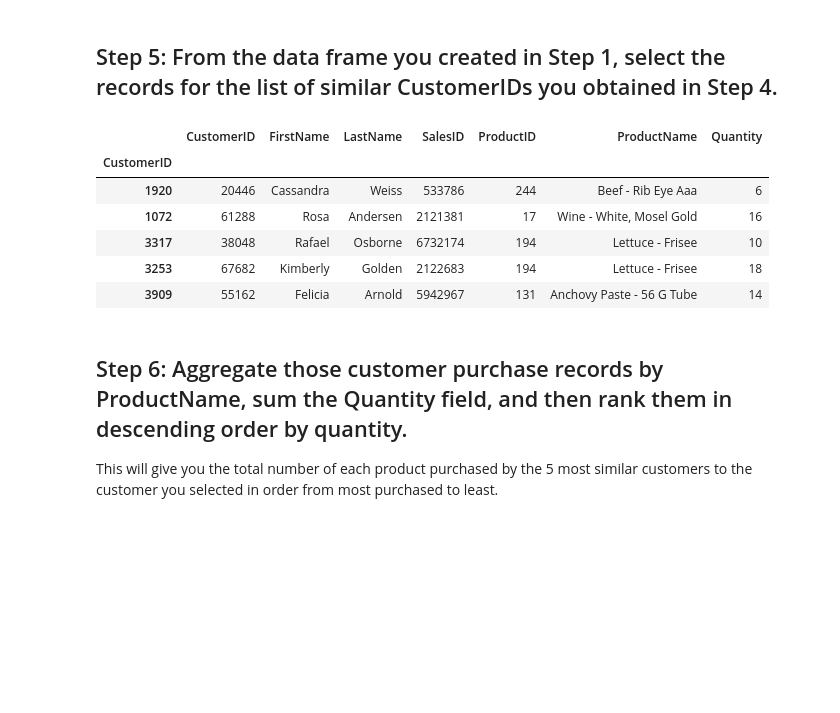
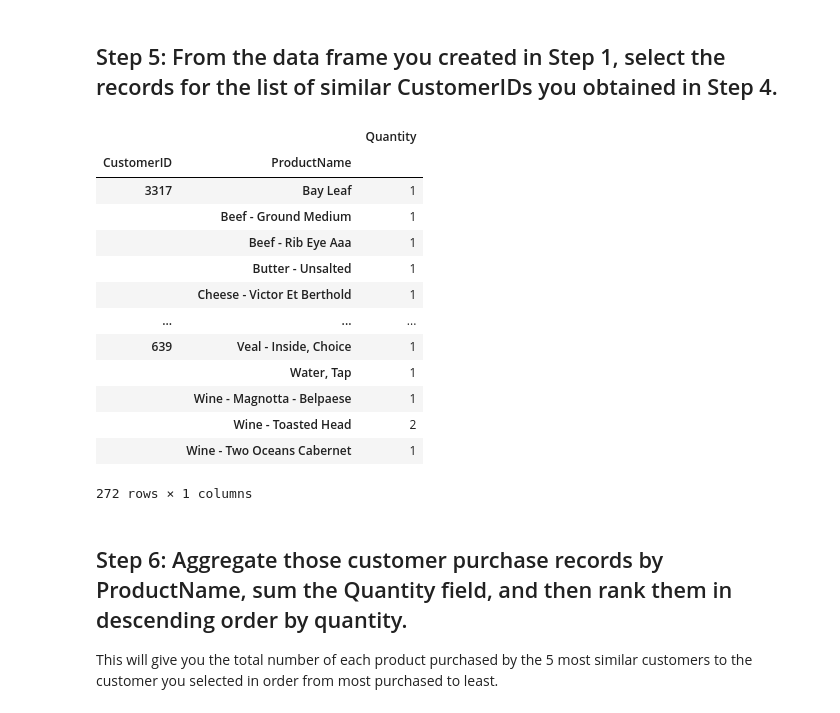
Before and after one commit to mohamedelmarraki/dataptmad1121_labs, a Jupyter notebook: extra-work/m2/lab-intro-recommender-systems/your-code/main.ipynb, the cells around one changed output. Saved outputs shown, nothing was run; the diff lists cells and outputs as text; code cells hidden in the pictures; blank space fills up the shorter version.

```diff
--- a/extra-work/m2/lab-intro-recommender-systems/your-code/main.ipynb
+++ b/extra-work/m2/lab-intro-recommender-systems/your-code/main.ipynb
@@ -29,8 +29,9 @@ data.head(10)
 
 You will need to group by CustomerID and ProductName and then sum the Quantity field.
 # %%
-Group_by = data.groupby(["CustomerID","ProductName"])[["Quantity"]].sum()
-Group_by
+df = pd.DataFrame(data)
+df2 = df.groupby(['CustomerID','ProductName'])[['Quantity']].sum()
+df2
 # %% [output]
 |  |  | Quantity |
 | CustomerID | ProductName |  |
@@ -51,9 +52,9 @@ Group_by
 
 The rows of the matrix should represent the products, the columns should represent the customers, and the values should be the quantities of each product purchased by each customer. You will also need to replace nulls with zeros, which you can do using the `fillna` method.
 # %%
-Customer_ID = pd.pivot_table(data,values='Quantity', index=['ProductName'],
-                    columns=['CustomerID'])
-Customer_ID.fillna(0, inplace = True)
-trans_customerID = Customer_ID.transpose()
-trans_customerID
+customer_product = pd.pivot_table(data, values='Quantity', index='ProductName',
+                           columns='CustomerID',aggfunc=np.sum, fill_value=0)
+
+
+customer_product
 # %% [output]
@@ -74,10 +75,8 @@ trans_customerID
 # %% [markdown]
 ## Step 3: Create a customer similarity matrix using `squareform` and `pdist`. For the distance metric, choose "euclidean."
 # %%
-euclidean = pd.DataFrame(1/(1 + squareform(pdist(trans_customerID, 'euclidean'))),
-                                index=Customer_ID.columns,
-                                columns=Customer_ID.columns)
-
-euclidean
+distance = pd.DataFrame(1/(1 + squareform(pdist(customer_product.T, 'euclidean'))),
+                       index=customer_product.columns, columns=customer_product.columns)
+distance
 # %% [output]
 | CustomerID | 33 | 200 | 264 | 356 | 412 | 464 | 477 | 639 | 649 | 669 | ... | ... |
@@ -97,7 +96,7 @@ euclidean
 # %% [markdown]
 ## Step 4: Check your results by generating a list of the top 5 most similar customers for a specific CustomerID.
 # %%
-similar_customer = euclidean[200].sort_values(ascending=False)[1:6]
+similar_customer = distance[412].sort_values(ascending=False)[1:6] #SOLO QUEREMOS VER 5 RESULTADOS PARA UN CLIENTE DETERMINADO
 similar_customer
 # %% [output]
 CustomerID
@@ -110,16 +109,23 @@ Name: 200, dtype: float64
 # %% [markdown]
 ## Step 5: From the data frame you created in Step 1, select the records for the list of similar CustomerIDs you obtained in Step 4.
 # %%
-records_customers = data.loc[similar_customer.index]
+records_customers = df2.loc[similar_customer.index]
 records_customers
 # %% [output]
-|  | CustomerID | FirstName | LastName | SalesID | ProductID | ProductName | Quantity |
-| CustomerID |  |  |  |  |  |  |  |
-| 1920 | 20446 | Cassandra | Weiss | 533786 | 244 | Beef - Rib Eye Aaa | 6 |
-| 1072 | 61288 | Rosa | Andersen | 2121381 | 17 | Wine - White, Mosel Gold | 16 |
-| 3317 | 38048 | Rafael | Osborne | 6732174 | 194 | Lettuce - Frisee | 10 |
-| 3253 | 67682 | Kimberly | Golden | 2122683 | 194 | Lettuce - Frisee | 18 |
-| 3909 | 55162 | Felicia | Arnold | 5942967 | 131 | Anchovy Paste - 56 G Tube | 14 |
+|  |  | Quantity |
+| CustomerID | ProductName |  |
+| 3317 | Bay Leaf | 1 |
+|  | Beef - Ground Medium | 1 |
+|  | Beef - Rib Eye Aaa | 1 |
+|  | Butter - Unsalted | 1 |
+|  | Cheese - Victor Et Berthold | 1 |
+| ... | ... | ... |
+| 639 | Veal - Inside, Choice | 1 |
+|  | Water, Tap | 1 |
+|  | Wine - Magnotta - Belpaese | 1 |
+|  | Wine - Toasted Head | 2 |
+|  | Wine - Two Oceans Cabernet | 1 |
+272 rows × 1 columns
 # %% [markdown]
 ## Step 6: Aggregate those customer purchase records by ProductName, sum the Quantity field, and then rank them in descending order by quantity.
 
```
Also changed, not shown: parts of 10 cells of this notebook.
